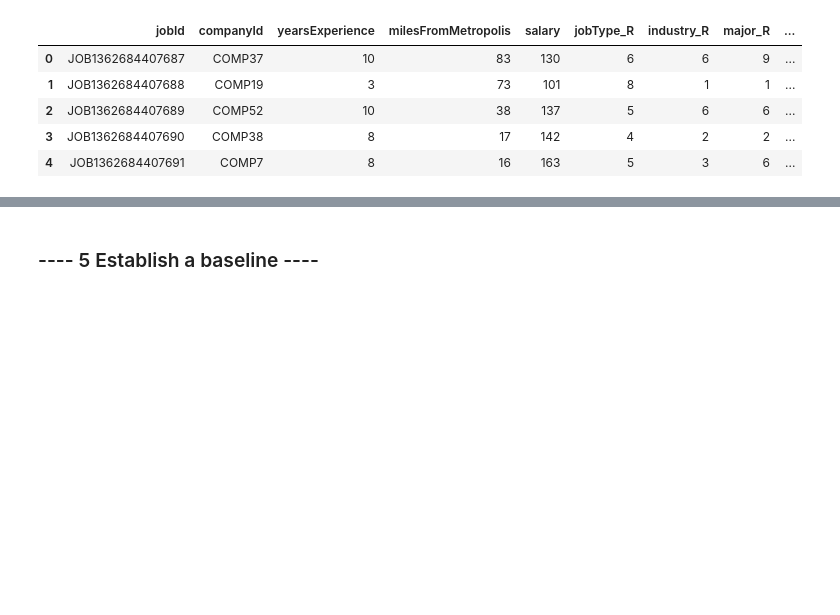
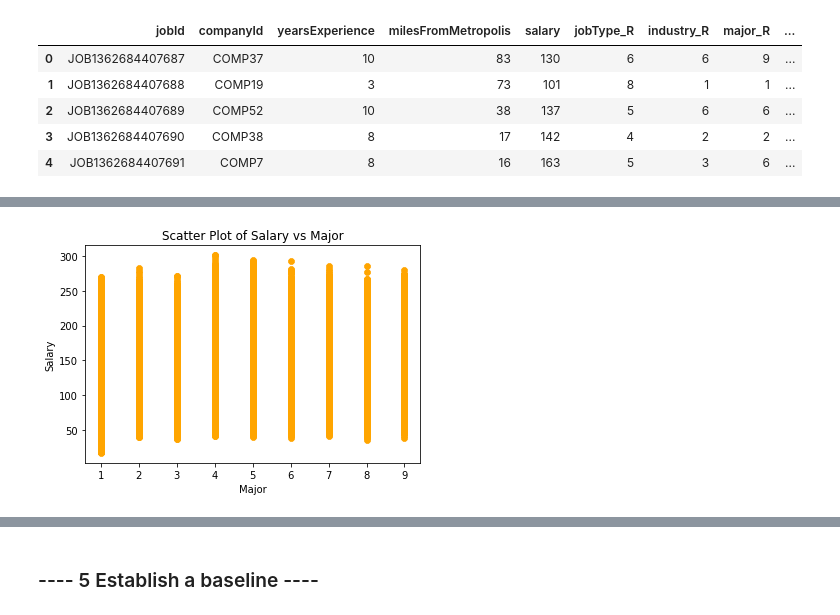
Before and after one commit to cdean4/salary-prediction-portfolio, a Jupyter notebook: SalaryProject.ipynb, the cells around one changed output, grey strips where cells are left out. Drawn from its saved outputs; the diff is of its cells as text; code cells hidden in the pictures; blank space fills up the shorter version.

```diff
--- a/SalaryProject.ipynb
+++ b/SalaryProject.ipynb
@@ -581,0 +596,12 @@ data_train_copy.head()
+# %%
+# Plot salary vs major and visually check for any correlation
+x4 = data_train_copy.major_R
+y = data_train_copy.salary
+
+plt.scatter(x4,y, marker='8', color = 'orange')
+plt.title("Scatter Plot of Salary vs Major")
+plt.xlabel("Major")
+plt.ylabel("Salary")
+plt.show()
+# %% [output]
+[figure, added]
```
Also changed, not shown: parts of 5 cells of this notebook.
